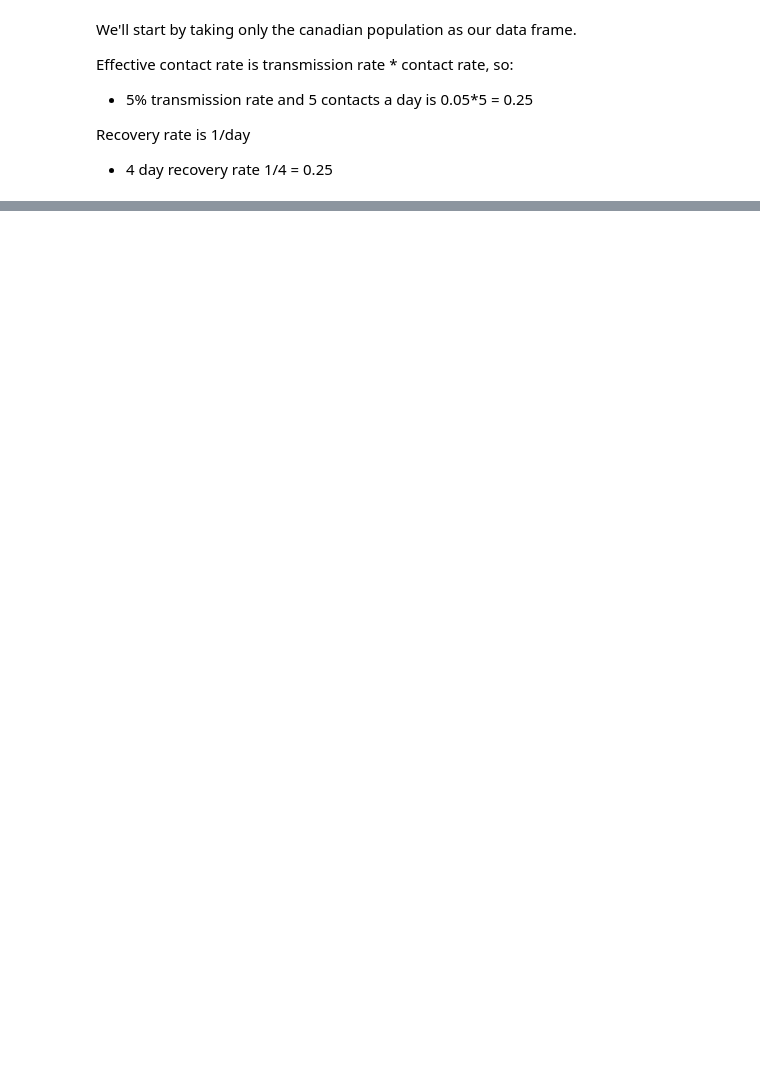
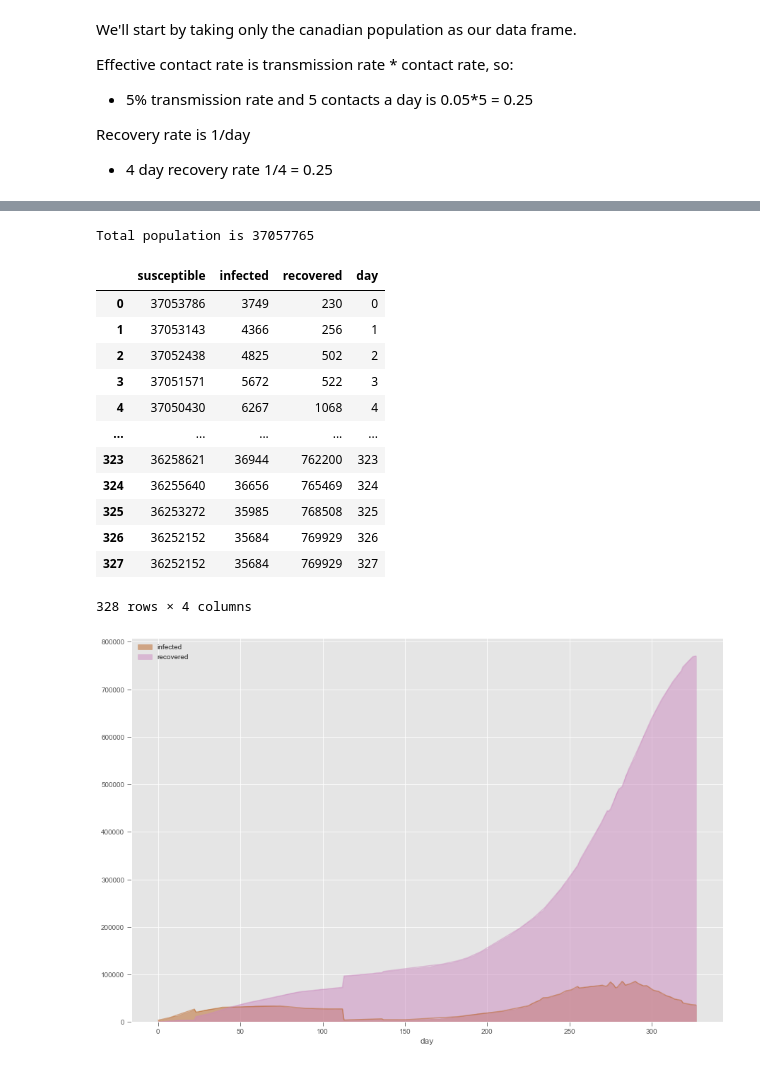
Before and after one commit to isohels/SIRModel, a Jupyter notebook: notebooks/CovsirPhy.ipynb, the cells around one changed output, grey strips where cells are left out. Cells and saved outputs as stored; diff of their text form; code cells hidden in the pictures; blank space fills up the shorter version.

```diff
--- a/notebooks/CovsirPhy.ipynb
+++ b/notebooks/CovsirPhy.ipynb
@@ -908,3 +867,41 @@ range(0, 326)
+# %%
+canada_subset = jhu_data.subset("Canada", province=None)
+# canada_subset.head()
+
+
+#total population
+total_population = population_data.value("Canada", province = None)
+print("Total population is", total_population)
+#susceptible  = Total_population - infected - recovered
+
+canada_subset["Susceptible"] = total_population - canada_subset["Infected"] - canada_subset["Recovered"]
+canada_subset['day'] = range(0,len(canada_subset))
+
+SIR_Model_subset = canada_subset[["Susceptible","Infected", "Recovered", "day"]]
+SIR_Model_subset.columns = map(str.lower, SIR_Model_subset.columns)
+
+SIR_Model_subset.plot(x='day',
+        y=['infected','recovered'],
+        color=['#bb6424', '#cc8ac0'],
+        kind='area',
+        stacked=False)
+SIR_Model_subset
+# %% [output]
+Total population is 37057765
+|  | susceptible | infected | recovered | day |
+| 0 | 37053786 | 3749 | 230 | 0 |
+| 1 | 37053143 | 4366 | 256 | 1 |
+| 2 | 37052438 | 4825 | 502 | 2 |
+| 3 | 37051571 | 5672 | 522 | 3 |
+| 4 | 37050430 | 6267 | 1068 | 4 |
+| ... | ... | ... | ... | ... |
+| 323 | 36258621 | 36944 | 762200 | 323 |
+| 324 | 36255640 | 36656 | 765469 | 324 |
+| 325 | 36253272 | 35985 | 768508 | 325 |
+| 326 | 36252152 | 35684 | 769929 | 326 |
+| 327 | 36252152 | 35684 | 769929 | 327 |
+328 rows × 4 columns
+[figure, added]
 # %%
 # can_scenario = cs.Scenario(jhu_data, population_data, "Canada")
 # _ = can_scenario.trend()
```
Also changed, not shown: parts of 23 cells of this notebook, 3 other files.
